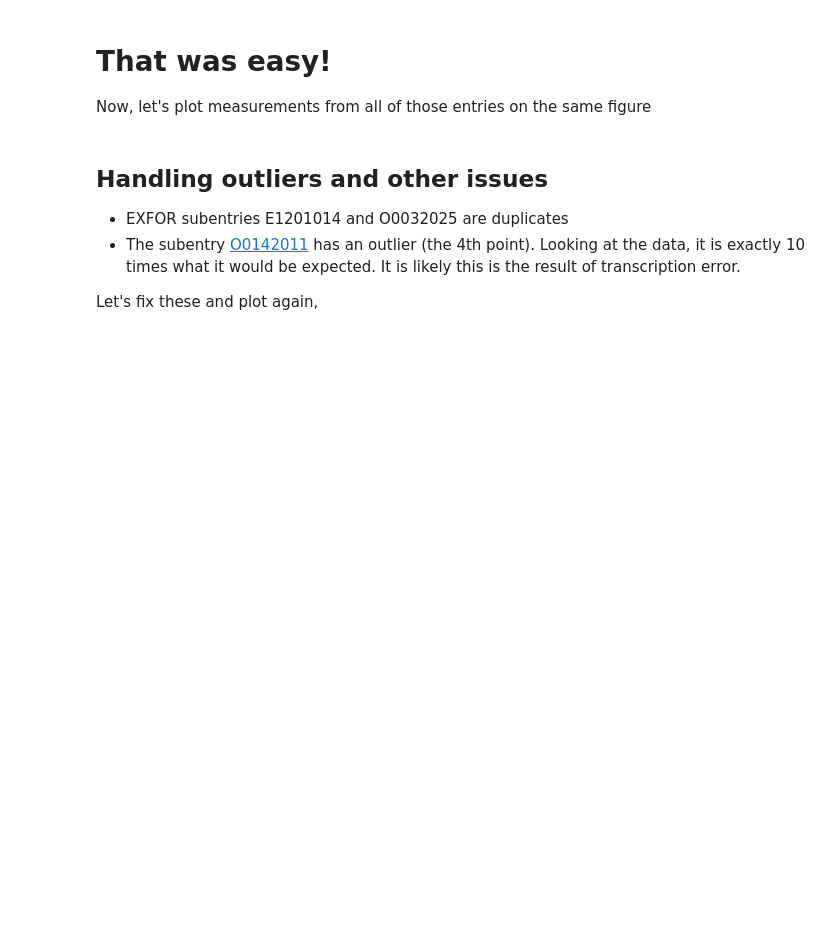
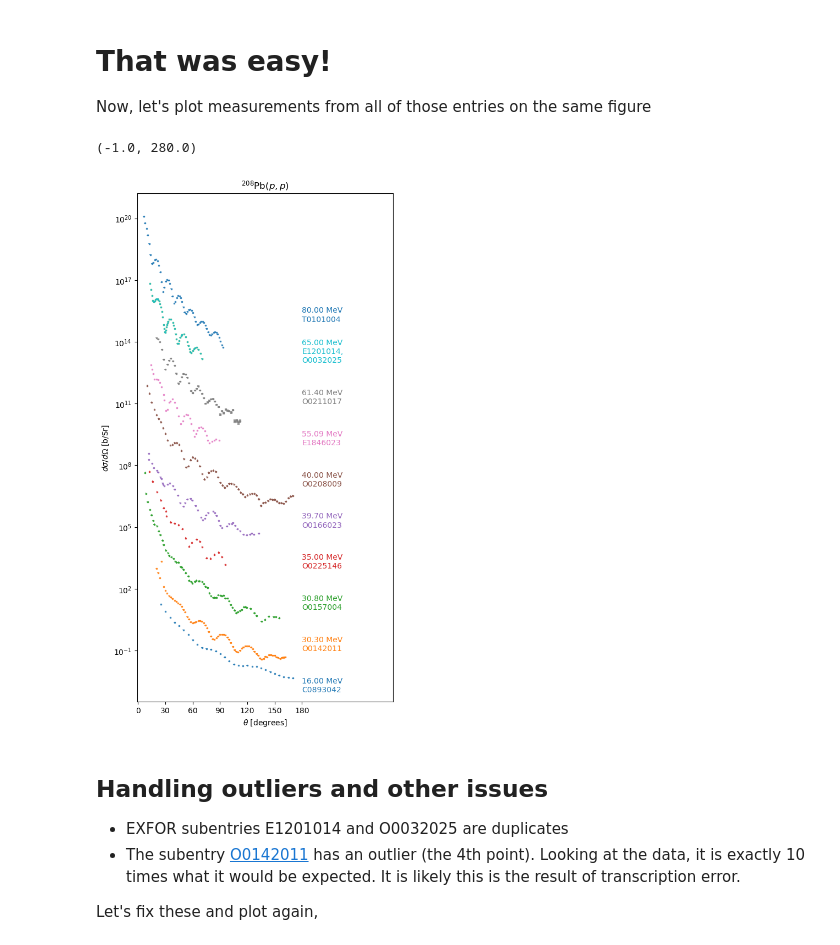
Before and after one commit to beykyle/exfor_tools, a Jupyter notebook: examples/introductory_tutorial.ipynb, the cells around one changed output. Saved outputs shown, nothing was run; the diff lists cells and outputs as text; code cells hidden in the pictures; blank space fills up the shorter version.

```diff
--- a/examples/introductory_tutorial.ipynb
+++ b/examples/introductory_tutorial.ipynb
@@ -330,26 +359,29 @@ entries["T0101"] = ExforEntry(
 # That was easy!
 Now, let's plot measurements from all of those entries on the same figure
 # %%
-measurements_categorized = categorize_measurements_by_energy(entries)
+measurements_categorized = curate.categorize_measurements_by_energy(entries)
 # %%
 fig, ax = plt.subplots(1, 1, figsize=(6, 12))
 plot_angular_distributions(
     measurements_categorized,
     ax,
     offsets=100,
     data_symbol=r"$d\sigma/d\Omega$",
-    rxn_label=list(entries.values())[0].rxn,
+    rxn_label=list(entries.values())[0].reaction.pretty_string,
     label_kwargs={
         "label_xloc_deg": 180,
         "label_offset_factor": 0.001,
         "label_energy_err": False,
         "label_offset": False,
         "label_incident_energy": True,
         "label_excitation_energy": False,
         "label_exfor": True,
     },
 )
 ax.set_xlim([-1, 280])
+# %% [output]
+(-1.0, 280.0)
+[figure, added]
 # %% [markdown]
 ## Handling outliers and other issues
 - EXFOR subentries E1201014 and O0032025 are duplicates
```
Also changed, not shown: parts of 7 cells of this notebook.
